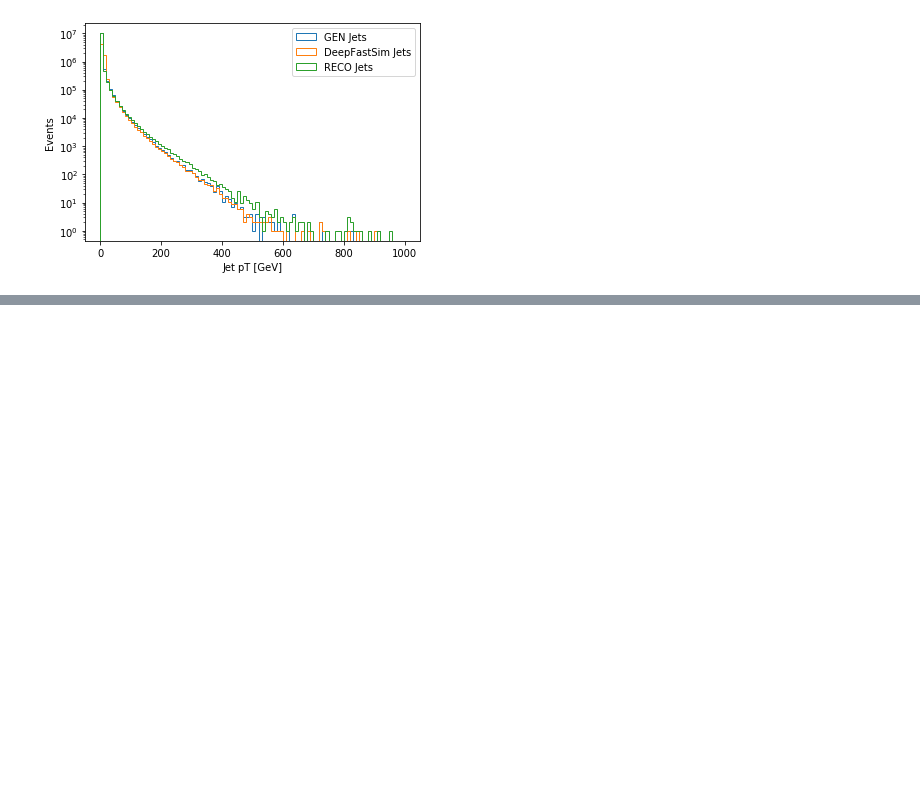
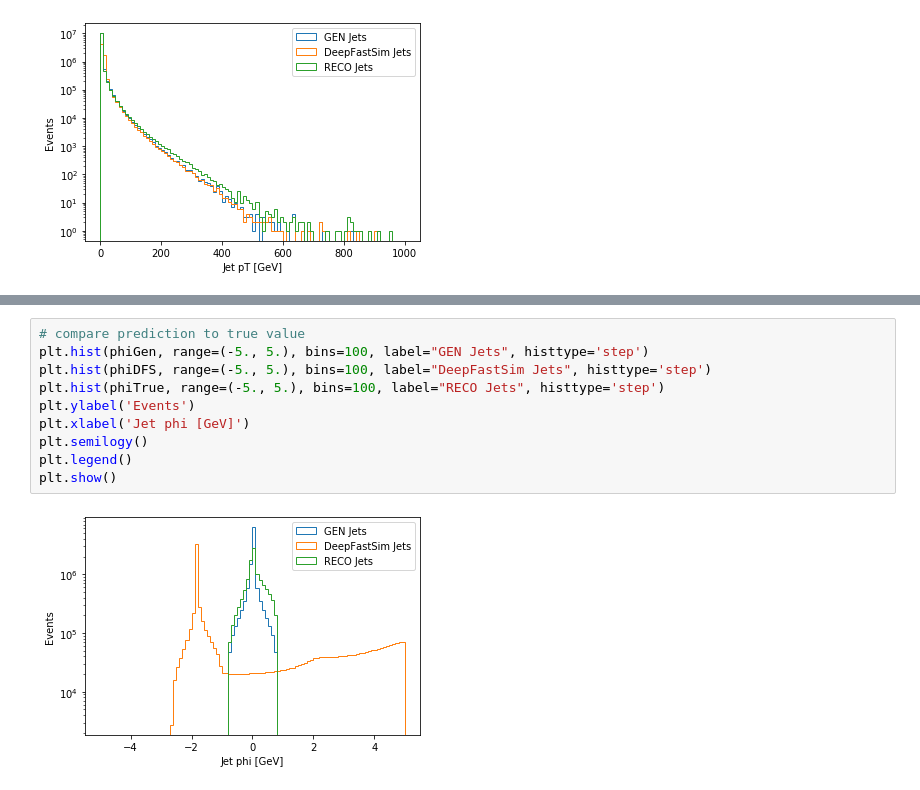
Before and after one commit to mpp-hep/JetGen, a Jupyter notebook: jupyter/JetGen_PostTrain.ipynb, the cells around one changed output, grey strips where cells are left out. Saved outputs shown, nothing was run; the diff lists cells and outputs as text; blank space fills up the shorter version.

```diff
--- a/jupyter/JetGen_PostTrain.ipynb
+++ b/jupyter/JetGen_PostTrain.ipynb
@@ -120,0 +133,12 @@ plt.show()
+# %%
+# compare prediction to true value
+plt.hist(phiGen, range=(-5., 5.), bins=100, label="GEN Jets", histtype='step')
+plt.hist(phiDFS, range=(-5., 5.), bins=100, label="DeepFastSim Jets", histtype='step')
+plt.hist(phiTrue, range=(-5., 5.), bins=100, label="RECO Jets", histtype='step')
+plt.ylabel('Events')
+plt.xlabel('Jet phi [GeV]')
+plt.semilogy()
+plt.legend()
+plt.show()
+# %% [output]
+[figure, added]
```
Also changed, not shown: parts of 1 cell of this notebook.
